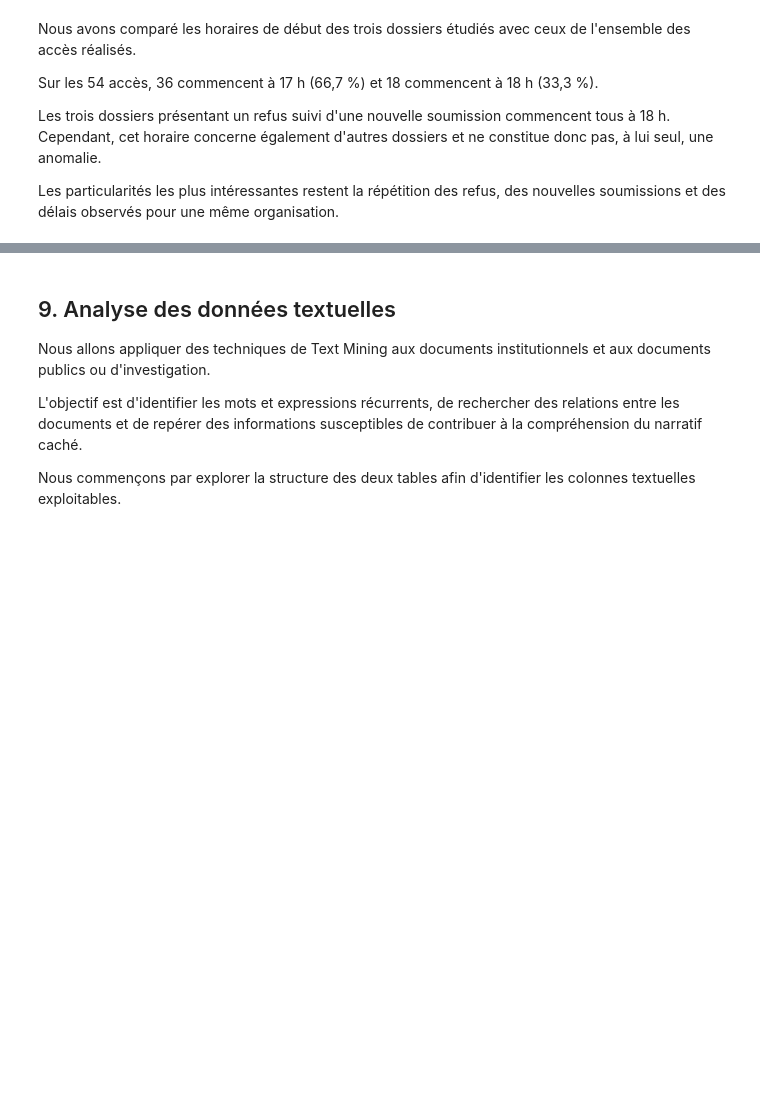
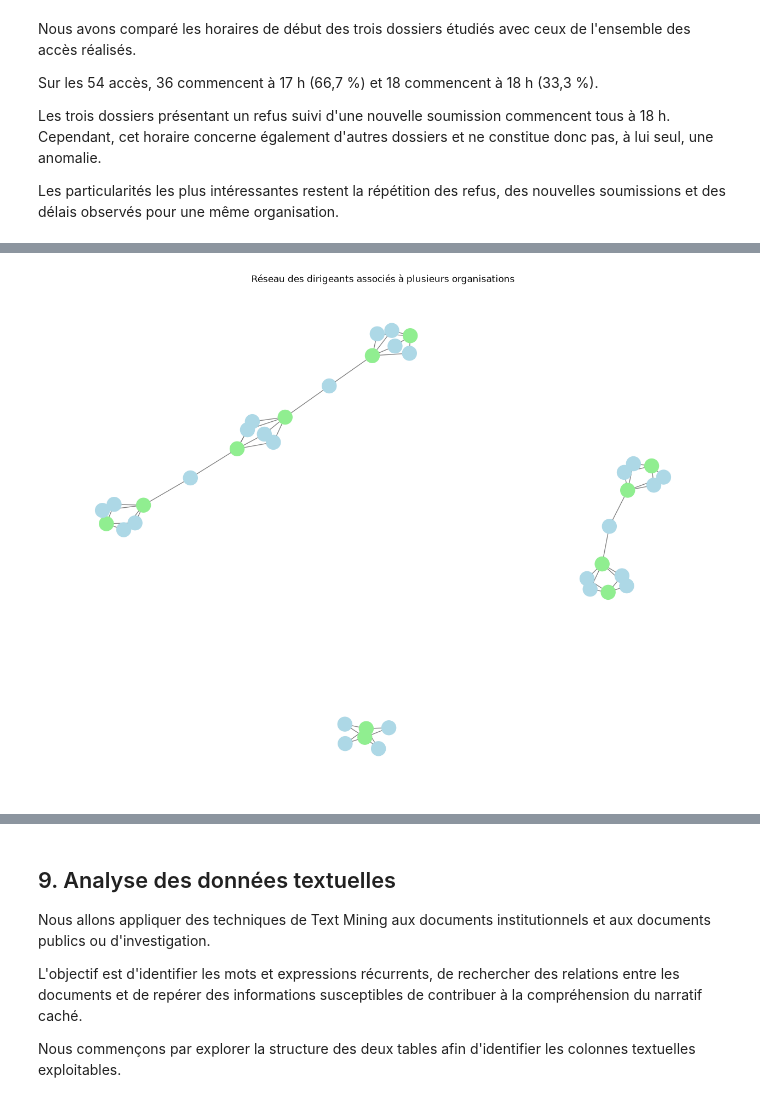
Before and after one commit to LeoMor1/20262027-UE-DataMining-Project, a Jupyter notebook: public.ipynb, the cells around one changed output, grey strips where cells are left out. Saved outputs shown, nothing was run; the diff lists cells and outputs as text; code cells hidden in the pictures; blank space fills up the shorter version.

```diff
--- a/public.ipynb
+++ b/public.ipynb
@@ -1960,0 +1969,10 @@ Il serait intéressant de comparer ces procédures à celles des autres dossiers
+# %%
+# Exploration des données sur les dirigeants
+df_dirigeants = donnees_clean["officer_filings"].copy()
+
+print("Nombre de lignes :", len(df_dirigeants))
+
+print("\nColonnes disponibles :")
+print(df_dirigeants.columns.tolist())
+
+display(df_dirigeants.head())
@@ -2774,0 +2982,69 @@ Nous avons ainsi limité notre analyse à la répartition des demandes par site
+# %%
+import networkx as nx
+import matplotlib.pyplot as plt
+
+# Identifier les dirigeants multi-organisations par identifiant
+ids_multiples = (
+    df_dirigeants.groupby("officer_local_ref")["registration_number"]
+    .nunique()
+)
+
+ids_multiples = ids_multiples[ids_multiples > 1].index
+
+# Relations correspondantes
+relations = df_dirigeants[
+    df_dirigeants["officer_local_ref"].isin(ids_multiples)
+][
+    ["officer_local_ref", "full_name", "registration_number"]
+].drop_duplicates()
+
+# Construire le graphe biparti
+G_relations = nx.Graph()
+
+for _, ligne in relations.iterrows():
+    dirigeant = "DIR_" + str(ligne["officer_local_ref"])
+    entreprise = "ENT_" + str(ligne["registration_number"])
+
+    G_relations.add_node(
+        dirigeant,
+        type="dirigeant",
+        label=ligne["full_name"]
+    )
+
+    G_relations.add_node(
+        entreprise,
+        type="entreprise",
+        label=ligne["registration_number"]
+    )
+
+    G_relations.add_edge(dirigeant, entreprise)
+
+print("Nombre de dirigeants :", len(ids_multiples))
+print("Nombre de nœuds :", G_relations.number_of_nodes())
+print("Nombre de relations :", G_relations.number_of_edges())
+
+# Visualisation
+plt.figure(figsize=(16, 12))
+
+pos = nx.spring_layout(G_relations, seed=42)
+
+couleurs = [
+    "lightblue" if G_relations.nodes[n]["type"] == "dirigeant"
+    else "lightgreen"
+    for n in G_relations.nodes
+]
+
+nx.draw_networkx(
+    G_relations,
+    pos,
+    node_color=couleurs,
+    node_size=350,
+    font_size=6,
+    with_labels=False,
+    edge_color="gray"
+)
+
+plt.title("Réseau des dirigeants associés à plusieurs organisations")
+plt.axis("off")
+plt.show()
+# %% [output]
@@ -2774,0 +3054 @@ Nous avons ainsi limité notre analyse à la répartition des demandes par site
+[figure, added]
```
Also changed, not shown: parts of 158 cells of this notebook.
